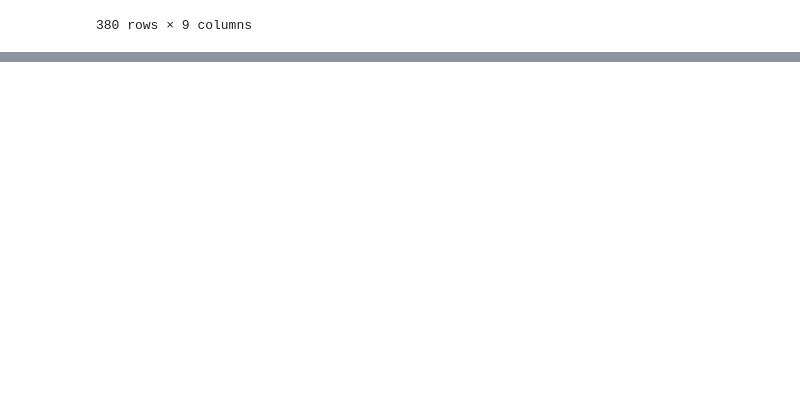
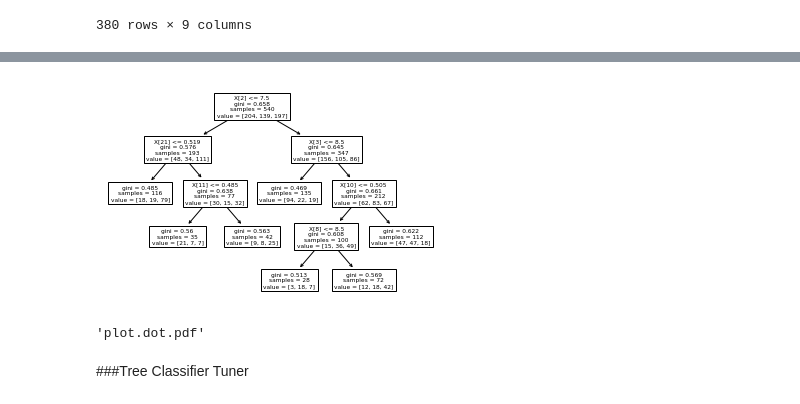
Before and after one commit to Absinthe31/ProgettoINFORET, a Jupyter notebook: Matches_predictor.ipynb, the cells around one changed output, grey strips where cells are left out. Drawn from its saved outputs; the diff is of its cells as text; code cells hidden in the pictures; blank space fills up the shorter version.

```diff
--- a/Matches_predictor.ipynb
+++ b/Matches_predictor.ipynb
@@ -1742,0 +1618,7 @@ df
+# %%
+X_train, X_test, Y_train, Y_test = train_test_split(X, Y, test_size=0.20, random_state=12)
+# %%
+s_t = time.time()
+clf = tree.DecisionTreeClassifier(max_depth = 6, min_samples_split=0.1, min_samples_leaf=20, max_features=0.6, random_state=4, max_leaf_nodes=10, min_impurity_decrease=0.01)
+e_t = time.time()
+print(e_t - s_t)
@@ -1742,0 +1627,8 @@ df
+# %%
+#TRAINING ACCURACY
+s_t = time.time()
+clf = clf.fit(X_train, Y_train)
+train_accuracy = clf.predict(X_train)
+e_t = time.time()
+print(e_t - s_t)
+print(metrics.classification_report(Y_train,train_accuracy))
@@ -1742,0 +1653,5 @@ df
+# %%
+#TEST ACCURACY
+clf = clf.fit(X_train, Y_train)
+Y_pred = clf.predict(X_test)
+print(metrics.classification_report(Y_test,Y_pred))
@@ -1742,0 +1668,21 @@ df
+# %%
+tree.plot_tree(clf)
+plt.show()
+# %% [output]
+[figure, added]
+# %%
+import graphviz
+dot_data = tree.export_graphviz(clf, out_file=None)
+graph = graphviz.Source(dot_data)
+graph.render("tree")
+dot_data = tree.export_graphviz(clf, out_file=None,
+                     feature_names=X.columns,
+                     class_names=['lose','draw','win'],
+                     filled=True, rounded=True,
+                     special_characters=True)
+graph = graphviz.Source(dot_data)
+graph.render(filename='plot.dot')
+# %% [output]
+'plot.dot.pdf'
+# %% [markdown]
+###Tree Classifier Tuner
```
Also changed, not shown: parts of 107 cells of this notebook.
